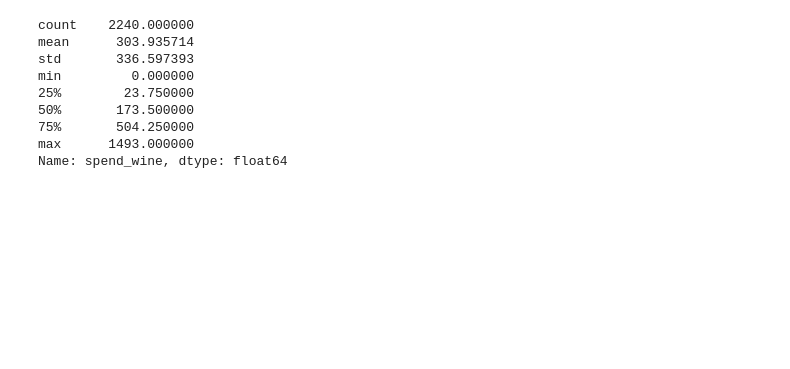
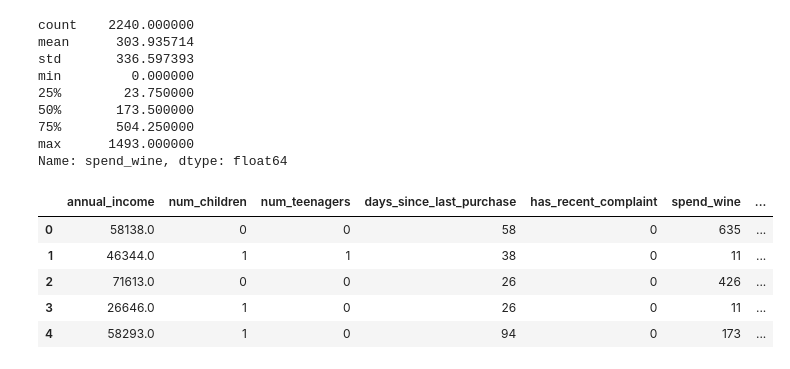
Before and after one commit to yousefwael0/RetailSegmentation, a Jupyter notebook: EDA.ipynb, the cells around one changed output. Saved outputs shown, nothing was run; the diff lists cells and outputs as text; code cells hidden in the pictures; blank space fills up the shorter version.

```diff
--- a/EDA.ipynb
+++ b/EDA.ipynb
@@ -244,0 +241,14 @@ dataa.to_csv('cleaned_data.csv', index=False)
+# %%
+dataa['age'] = 2025 - dataa['birth_year']
+# %%
+dataa = dataa.drop(columns=['birth_year'])
+dataa = dataa.drop(columns=['customer_id'])
+dataa = dataa.drop(columns=['signup_date'])
+dataa.head(5)
+# %% [output]
+|  | annual_income | num_children | num_teenagers | days_since_last_purchase | has_recent_complaint | spend_wine | ... |
+| 0 | 58138.0 | 0 | 0 | 58 | 0 | 635 | ... |
+| 1 | 46344.0 | 1 | 1 | 38 | 0 | 11 | ... |
+| 2 | 71613.0 | 0 | 0 | 26 | 0 | 426 | ... |
+| 3 | 26646.0 | 1 | 0 | 26 | 0 | 11 | ... |
+| 4 | 58293.0 | 1 | 0 | 94 | 0 | 173 | ... |
```
Also changed, not shown: parts of 8 cells of this notebook.
